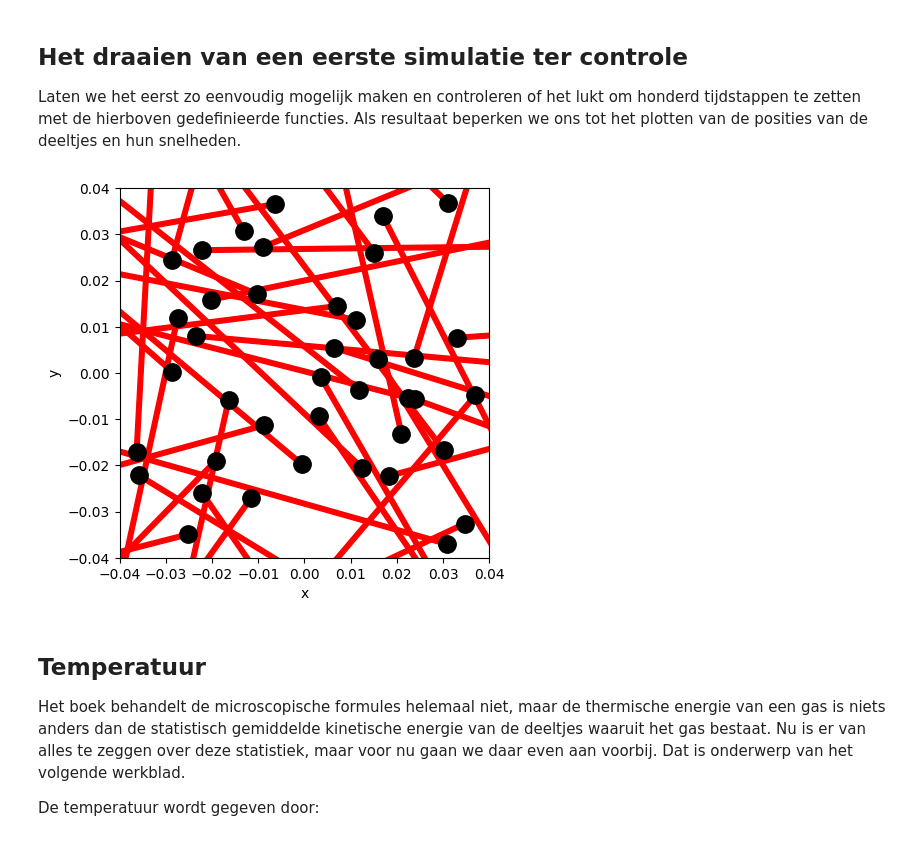
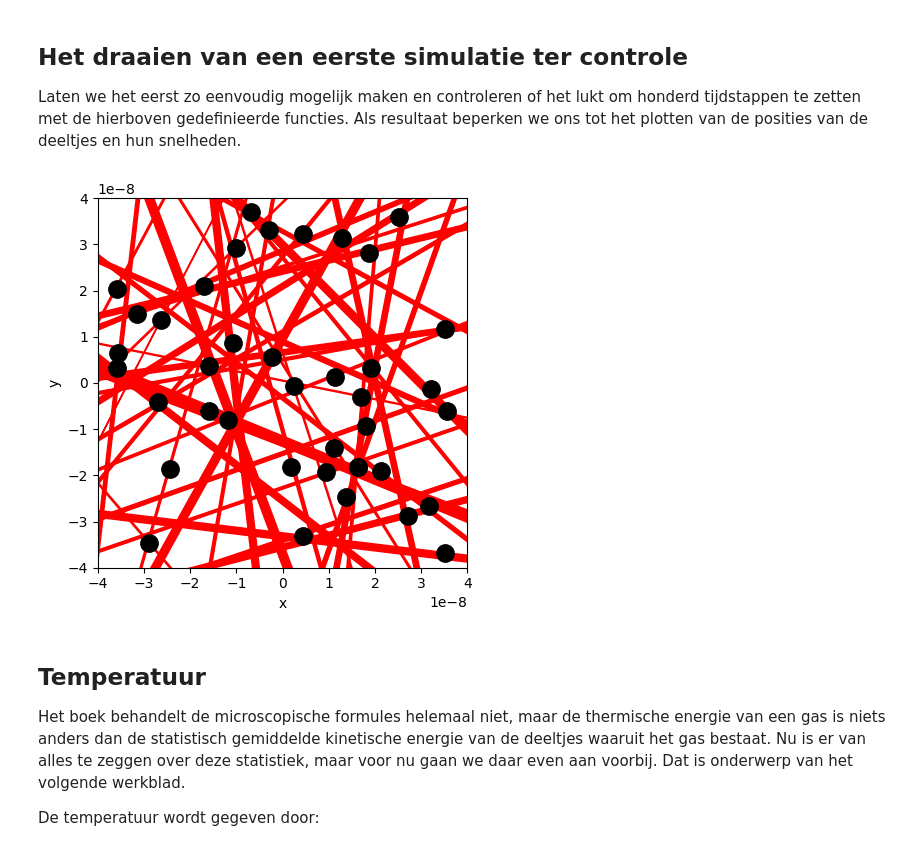
Before and after one commit to DavantePES/inleidend-practicum-2, a Jupyter notebook: Content/PySim/5_druktemp.ipynb, the cells around one changed output. Saved outputs shown, nothing was run; the diff lists cells and outputs as text; code cells hidden in the pictures.

```diff
--- a/Content/PySim/5_druktemp.ipynb
+++ b/Content/PySim/5_druktemp.ipynb
@@ -36,11 +36,11 @@ import numpy as np
 import matplotlib.pyplot as plt
 from matplotlib.animation import FuncAnimation
 
-BOX_SIZE_0 = 0.08               # in m^2, gemiddelde hoogte (70cm)* breedte (3.5cm) fietsband * pi
+BOX_SIZE_0 = 0.08*10**-6               # in m^2, gemiddelde hoogte (70cm)* breedte (3.5cm) fietsband * pi, en dan een klein stukje daarvan (10^-6)
 N = 40                          # Aantal deeltjes
 V_0 = 500 # in m / s            # Startsnelheid van deeltjes, gemiddelde snelheid van luchtmoleculen bij kamertemperatuur
-RADIUS = 3*10**(-3) # in        # Straal van moleculen (vul je gekozen eenheid in), als dit de waarde van 3 nanometer is vinden er geen botsingen plaats, dus 3 millimeter gekozen.
-DT = 0.000005                   # Tijdstap om geen botsing te missen (vul je gekozen eenheid in)
+RADIUS = 3*10**(-9) # in        # Straal van moleculen (de 3 nanometer die gegeven was)
+DT = 5*10**(-12)                   # Tijdstap om geen botsing te missen (vul je gekozen eenheid in)
 
 kb = 1.380649 * 10**-23
 #your code/answer
@@ -142,26 +142,28 @@ Als resultaat beperken we ons tot het plotten van de posities van de deeltjes en
 # %%
 particles = []
 create_particles(particles)
 
 # doorlopen van de simulatie
 for i in range(100):
     take_time_step(particles)
 
 # plotten van de positie van de deeltjes en hun snelheid als vector
 plt.figure()
 plt.xlabel('x')
 plt.ylabel('y')
 plt.gca().set_aspect('equal')
 plt.xlim(-BOX_SIZE_0/2, BOX_SIZE_0/2)
 plt.ylim(-BOX_SIZE_0/2, BOX_SIZE_0/2)
 
+scale = 2*10**-12
+
 for p in particles:
     plt.plot(p.r[0], p.r[1], 'k.', ms=25)
-    plt.arrow(p.r[0], p.r[1], p.v[0], p.v[1],
-              head_width=0.005, head_length=0.01, color='red')
+    plt.arrow(p.r[0], p.r[1], p.v[0]*scale, p.v[1]*scale,
+              head_width=0.5*scale, head_length=1*scale, color='red')
 plt.show()
 # %% [output]
-[figure, old version]
+[figure, new version]
 # %% [markdown]
 ## Temperatuur
 
```
Also changed, not shown: 1 other file.
